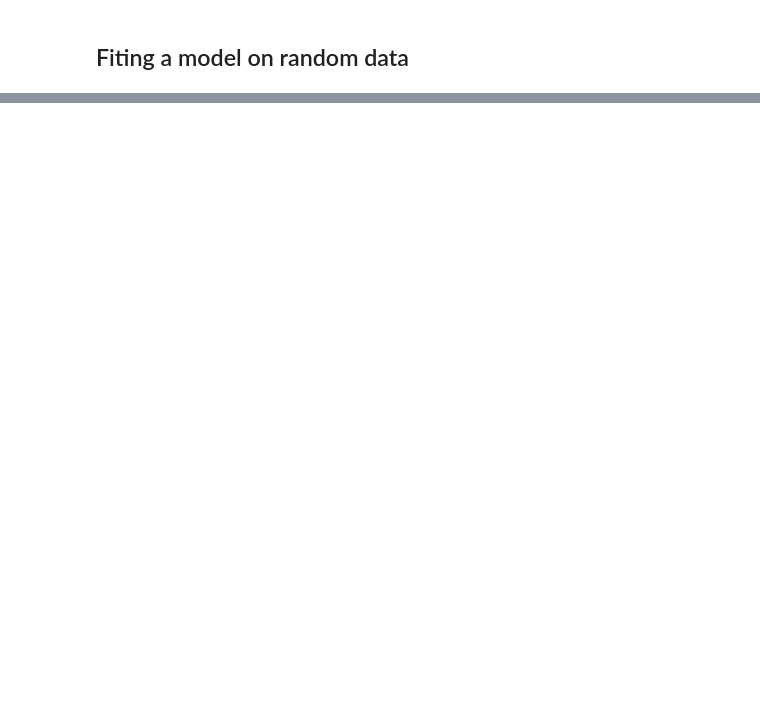
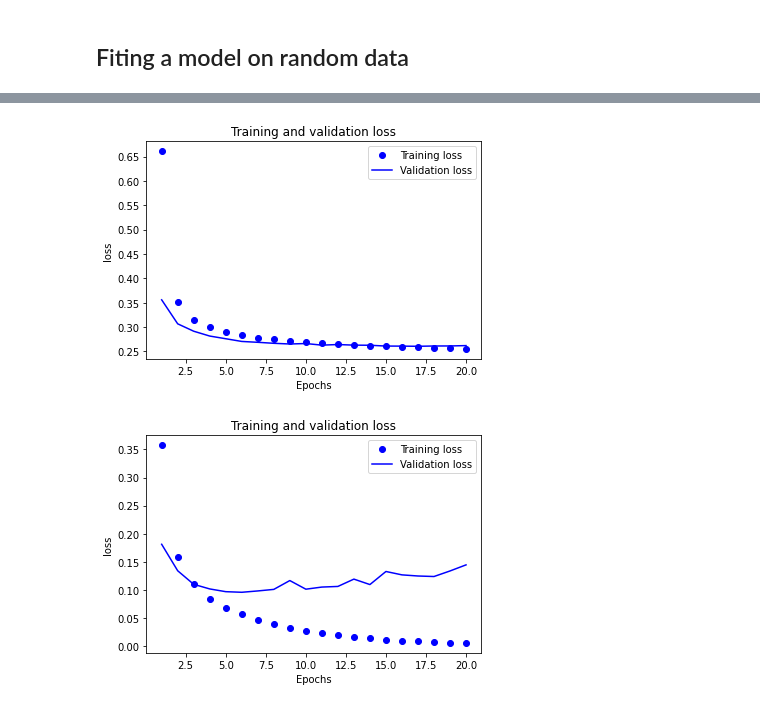
Before and after one commit to eballesteros/deep-learning-with-python-notebooks, a Jupyter notebook: my_notebooks/chapter05_fundamentals-of-ml.ipynb, the cells around one changed output, grey strips where cells are left out. Cells and saved outputs as stored; diff of their text form; code cells hidden in the pictures; blank space fills up the shorter version.

```diff
--- a/my_notebooks/chapter05_fundamentals-of-ml.ipynb
+++ b/my_notebooks/chapter05_fundamentals-of-ml.ipynb
@@ -124,0 +179,36 @@ plot_history(random_history, "accuracy")
+# %%
+small_model = keras.Sequential(
+    [layers.Dense(10, activation="softmax")]
+)
+
+big_model = keras.Sequential(
+    [layers.Dense(96, activation="relu"),
+    layers.Dense(96, activation="relu"),
+    layers.Dense(10, activation="softmax")]
+)
+
+compile_kwargs = dict(
+    optimizer="rmsprop",
+    loss="sparse_categorical_crossentropy",
+    metrics=["accuracy"],
+)
+
+small_model.compile(**compile_kwargs)
+big_model.compile(**compile_kwargs)
+
+train_args = [train_images, train_labels]
+train_kwargs = dict(
+    epochs=20,
+    batch_size=128,
+    validation_split=0.2,
+    verbose=0,
+)
+
+small_model_history = small_model.fit(*train_args, **train_kwargs)
+big_model_history = big_model.fit(*train_args, **train_kwargs)
+
+plot_history(small_model_history, "loss")
+plot_history(big_model_history, "loss")
+# %% [output]
+[figure, added]
+[figure, added]
```
Also changed, not shown: parts of 22 cells of this notebook.
